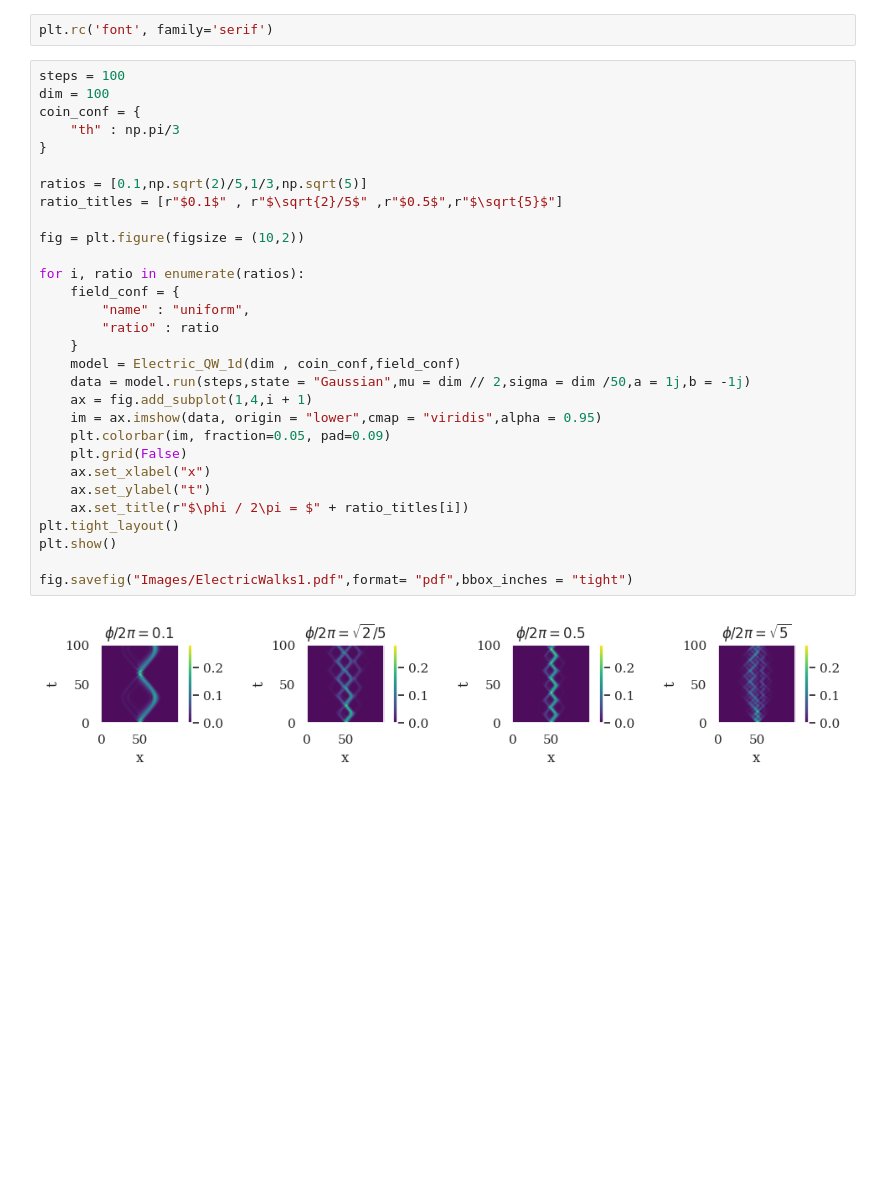
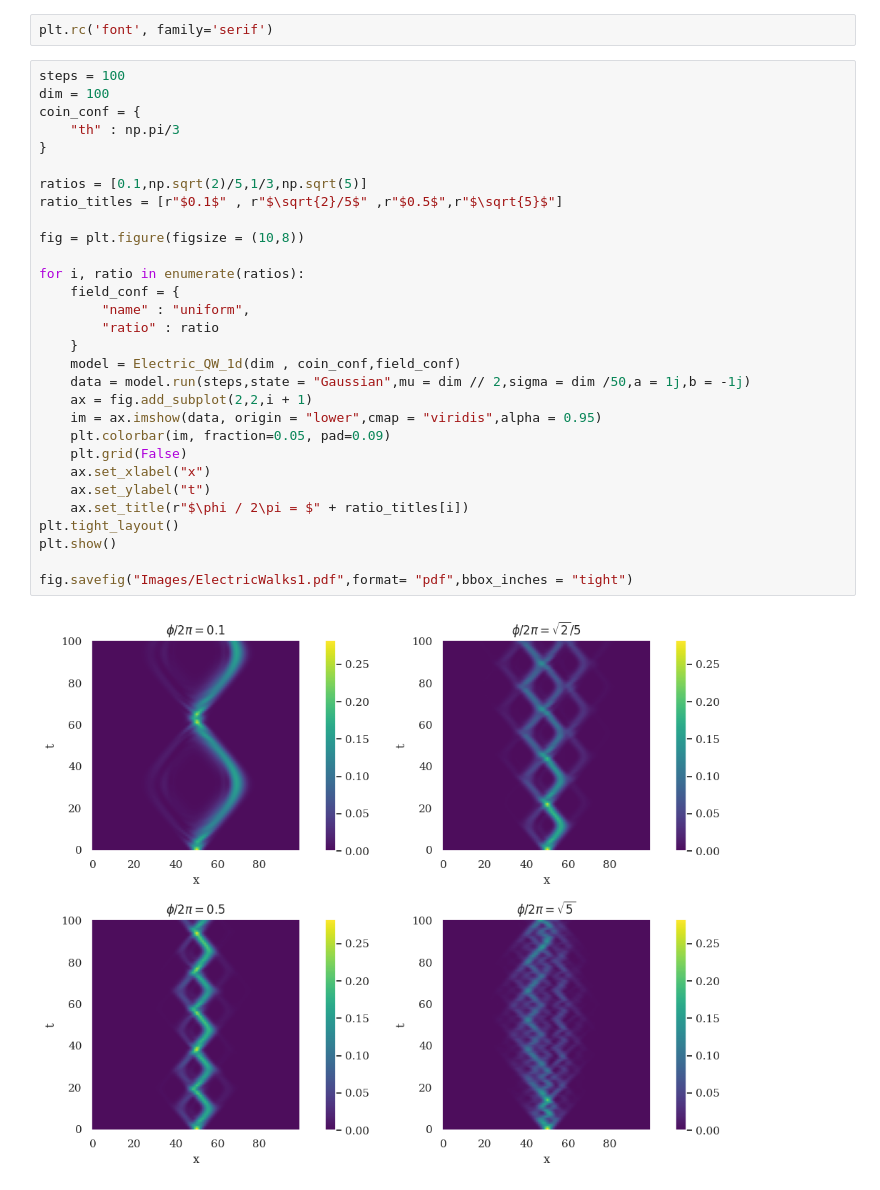
Before and after one commit to JedrekSt/M_thesis, a Jupyter notebook: Results/EM_SimpleWalk.ipynb, the cells around one changed output. Cells and saved outputs as stored; diff of their text form; blank space fills up the shorter version.

```diff
--- a/Results/EM_SimpleWalk.ipynb
+++ b/Results/EM_SimpleWalk.ipynb
@@ -14,32 +14,32 @@ plt.rc('font', family='serif')
 # %%
 steps = 100
 dim = 100
 coin_conf = {
     "th" : np.pi/3
 }
 
 ratios = [0.1,np.sqrt(2)/5,1/3,np.sqrt(5)]
 ratio_titles = [r"$0.1$" , r"$\sqrt{2}/5$" ,r"$0.5$",r"$\sqrt{5}$"]
 
-fig = plt.figure(figsize = (10,2))
+fig = plt.figure(figsize = (10,8))
 
 for i, ratio in enumerate(ratios):
     field_conf = {
         "name" : "uniform",
         "ratio" : ratio
     }
     model = Electric_QW_1d(dim , coin_conf,field_conf)
     data = model.run(steps,state = "Gaussian",mu = dim // 2,sigma = dim /50,a = 1j,b = -1j)
-    ax = fig.add_subplot(1,4,i + 1)
+    ax = fig.add_subplot(2,2,i + 1)
     im = ax.imshow(data, origin = "lower",cmap = "viridis",alpha = 0.95)
     plt.colorbar(im, fraction=0.05, pad=0.09)
     plt.grid(False)
     ax.set_xlabel("x")
     ax.set_ylabel("t")
     ax.set_title(r"$\phi / 2\pi = $" + ratio_titles[i])
 plt.tight_layout()
 plt.show()
 
 fig.savefig("Images/ElectricWalks1.pdf",format= "pdf",bbox_inches = "tight")
 # %% [output]
-[figure, old version]
+[figure, new version]
```
Also changed, not shown: 2 other files.
